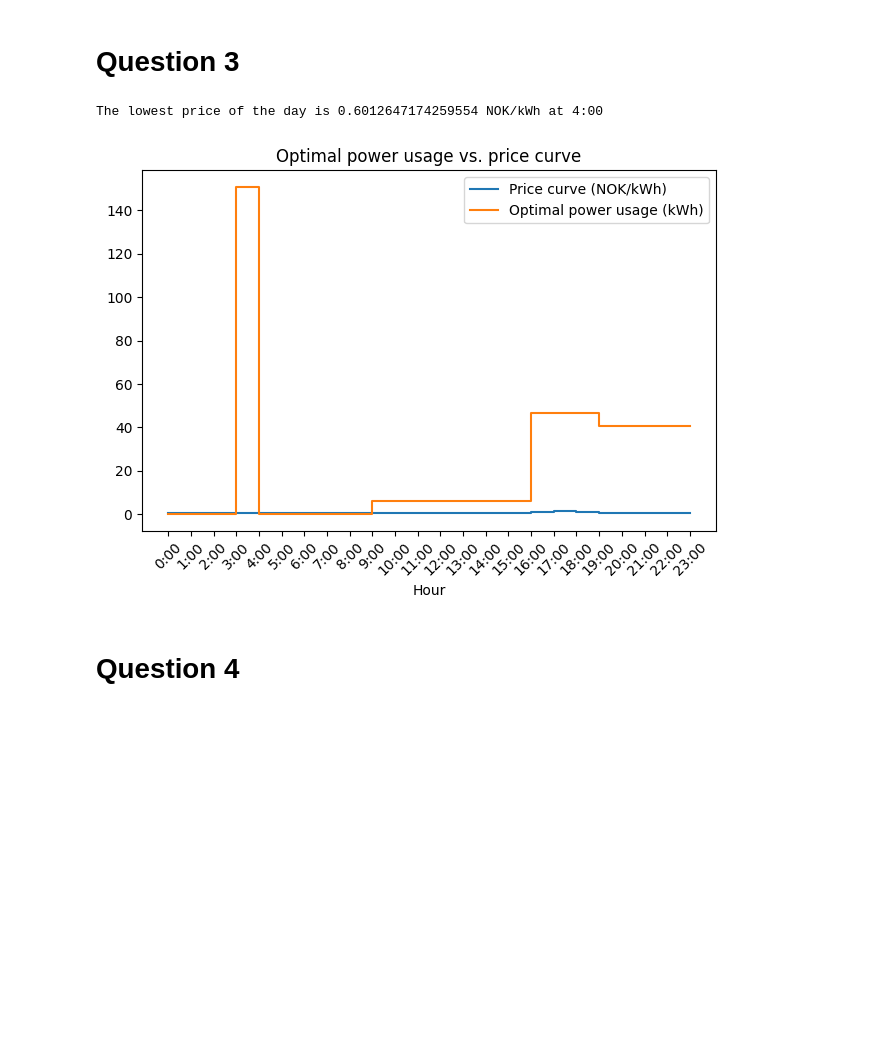
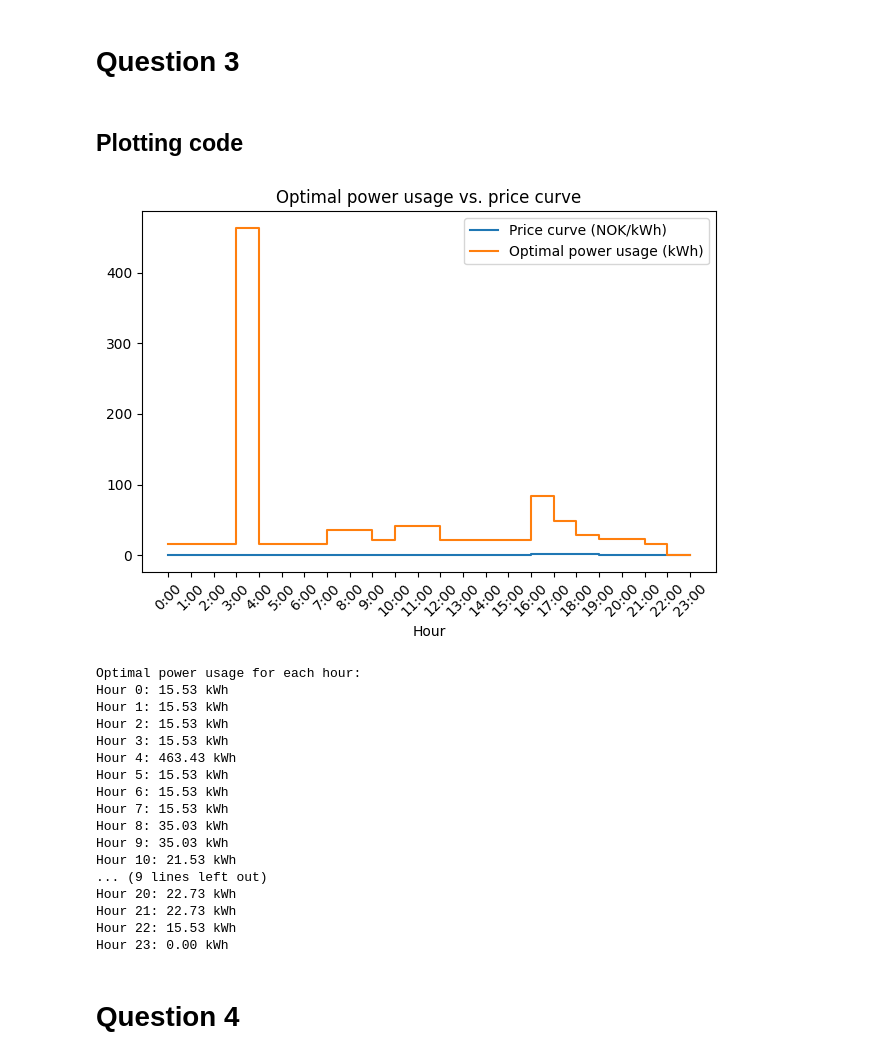
Before and after one commit to aishanbianshan/IN5410_a1, a Jupyter notebook: assignment1.ipynb, the cells around one changed output. Drawn from its saved outputs; the diff is of its cells as text; code cells hidden in the pictures; blank space fills up the shorter version.

```diff
--- a/assignment1.ipynb
+++ b/assignment1.ipynb
@@ -258,52 +280,52 @@ The lowest price of the day is 0.6017910033838121 NOK/kWh at 5:00
 # %% [markdown]
 # Question 3
+# %% [markdown]
+## Plotting code
 # %%
-applicants = [
-    # shiftable loads
-    {"power": 1.94, "hours": range(24)},  # A
-    {"power": 1.44, "hours": range(24)},  # C
-    {"power": 9.9, "hours": range(24)},  # B
-    # non-shiftable loads
-    {"power": 2, "hours": range(10, 20)},  # D
-    {"power": 9.5, "hours": range(17, 24)},  # E
-]
 
-shiftable_applicants = applicants[:3]
-non_shiftable_applicants = applicants[3:]
-
-lowest_price = min(costs)
-lowest_price_hour = costs.index(lowest_price)
-print(
-    f"The lowest price of the day is {lowest_price} NOK/kWh at {lowest_price_hour}:00"
-)
 
 optimal_usage = [0] * 24
 
 # power_requirements for the shiftable applicants excluding EV
-applicant_EV = shiftable_applicants[2]
-power_requirements = [applicant["power"] for applicant in shiftable_applicants[:2]]
+EV_power_requirement = shiftable_appliances[-1]["power"]
+shiftable_power_requirements = [appliance["power"] for appliance in shiftable_appliances[:-1]]
 
 
 # Distribute the power requirements to the lowest price hour
 optimal_usage[lowest_price_hour] = (
-    sum(power_requirements) * 30 + applicant_EV["power"] * 5
+    sum(power_requirements) * 30 + EV_power_requirement * 5
 )
 
 
 # Distribute the power requirements to the non-shiftable applicants
-for appliance in non_shiftable_applicants:
+for appliance in non_shiftable_appliances:
     for hour in appliance["hours"]:
         optimal_usage[hour] += appliance["power"] / len(appliance["hours"]) * 30
 
 
-# print(f"Optimal power usage for each hour:")
-# for hour, usage in enumerate(optimal_usage):
-#     print(f"Hour {hour}: {usage:.2f} kWh")
-# plot_price_curve(costs)
 plot_price_curve_vs_usage(costs, optimal_usage)
+print(f"Optimal power usage for each hour:")
+for hour, usage in enumerate(optimal_usage):
+    print(f"Hour {hour}: {usage:.2f} kWh")
 # %% [output]
+[figure, new version]
-The lowest price of the day is 0.6012647174259554 NOK/kWh at 4:00
+Optimal power usage for each hour:
+Hour 0: 15.53 kWh
+Hour 1: 15.53 kWh
+Hour 2: 15.53 kWh
+Hour 3: 15.53 kWh
+Hour 4: 463.43 kWh
+Hour 5: 15.53 kWh
+Hour 6: 15.53 kWh
+Hour 7: 15.53 kWh
+Hour 8: 35.03 kWh
+Hour 9: 35.03 kWh
+Hour 10: 21.53 kWh
+... (9 lines left out)
+Hour 20: 22.73 kWh
+Hour 21: 22.73 kWh
+Hour 22: 15.53 kWh
+Hour 23: 0.00 kWh
-[figure, old version]
 # %% [markdown]
 # Question 4
 # %%
```
Also changed, not shown: parts of 19 cells of this notebook.
